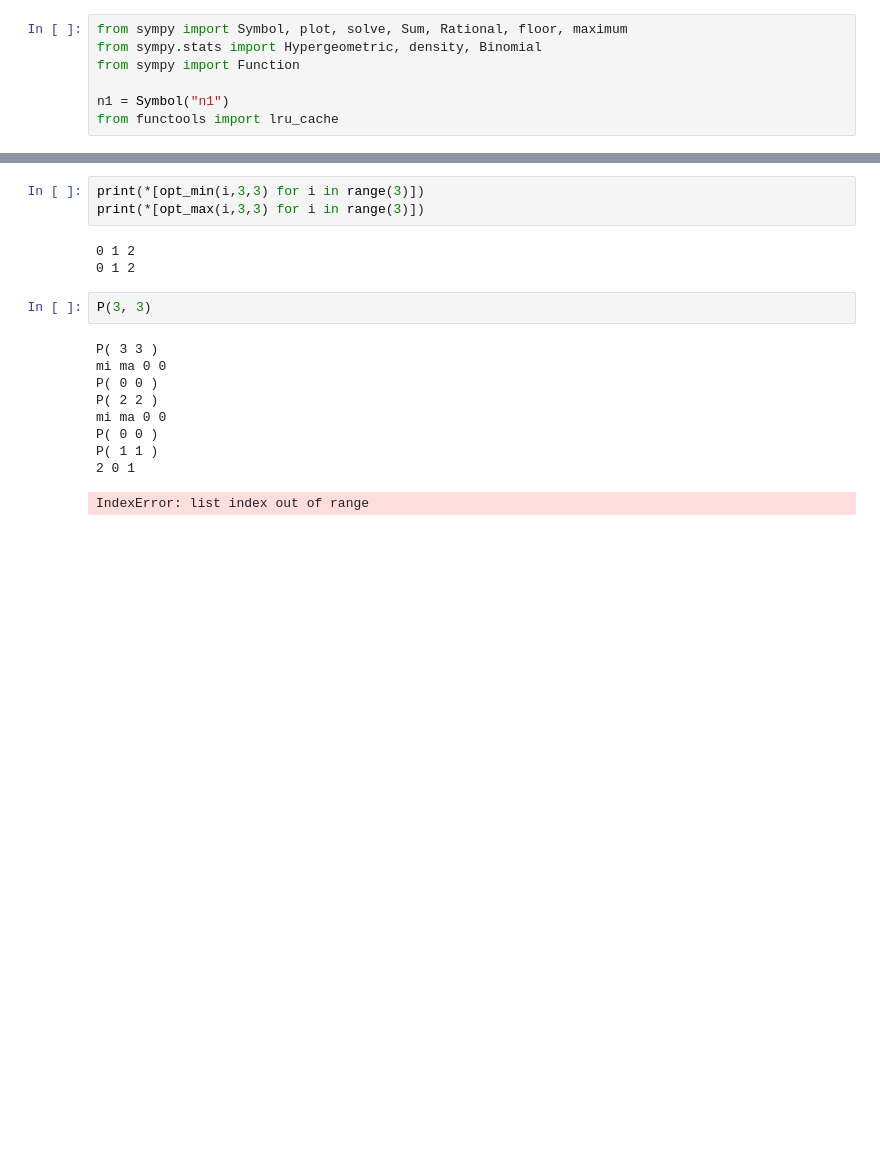
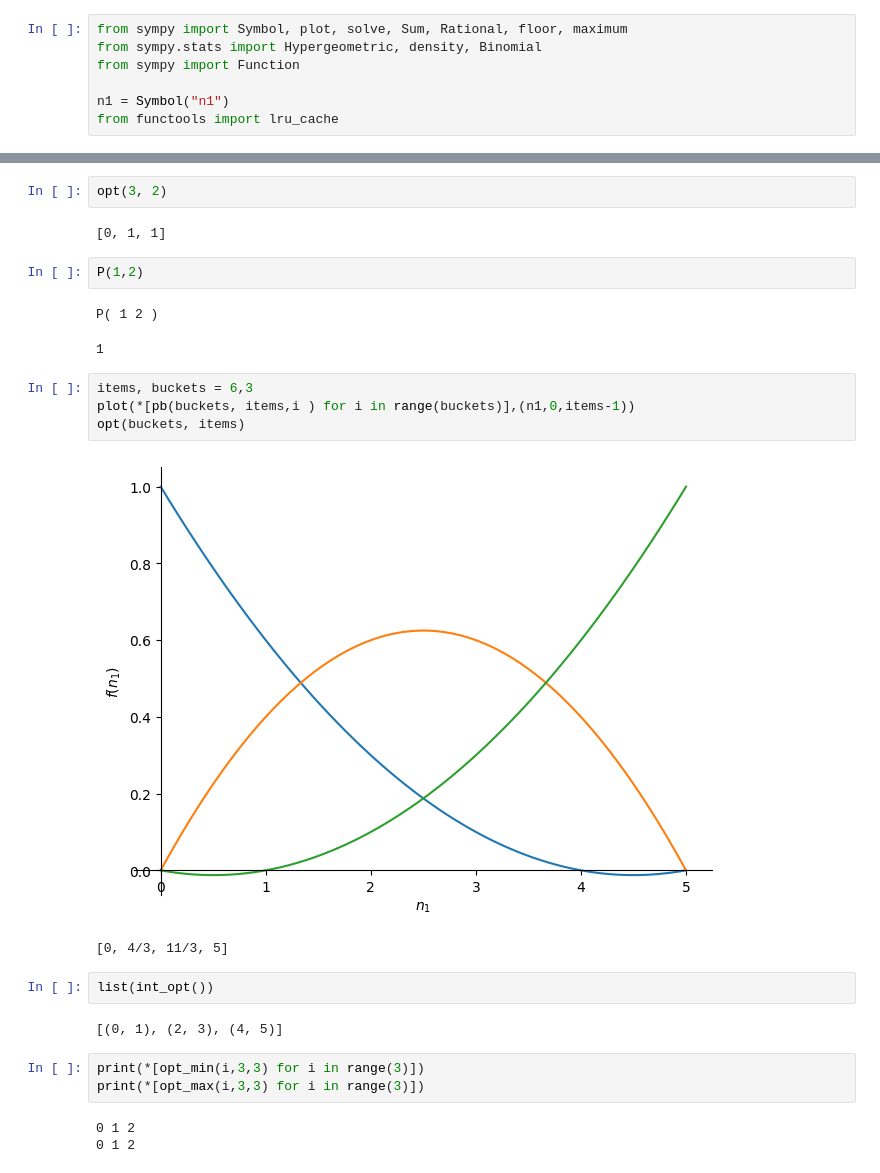
Before and after one commit to PabloRuizCuevas/probability-sorting, a Jupyter notebook: notebooks/tests.ipynb, the cells around one changed output, grey strips where cells are left out. Drawn from its saved outputs; the diff is of its cells as text; blank space fills up the shorter version.

```diff
--- a/notebooks/tests.ipynb
+++ b/notebooks/tests.ipynb
@@ -240,18 +283,26 @@ def opt_max(bucket, buckets, items):
+# %%
+opt(3, 2)
+# %% [output]
+[0, 1, 1]
+# %%
+P(1,2)
+# %% [output]
+P( 1 2 )
+1
+# %%
+items, buckets = 6,3
+plot(*[pb(buckets, items,i ) for i in range(buckets)],(n1,0,items-1))
+opt(buckets, items)
+# %% [output]
+[figure, added]
+[0, 4/3, 11/3, 5]
+# %%
+list(int_opt())
+# %% [output]
+[(0, 1), (2, 3), (4, 5)]
 # %%
 print(*[opt_min(i,3,3) for i in range(3)])
 print(*[opt_max(i,3,3) for i in range(3)])
 # %% [output]
 0 1 2
 0 1 2
-# %%
-P(3, 3)
-# %% [output]
-P( 3 3 )
-mi ma 0 0
-P( 0 0 )
-P( 2 2 )
-mi ma 0 0
-P( 0 0 )
-P( 1 1 )
-2 0 1
-IndexError: list index out of range
```
Also changed, not shown: parts of 6 cells of this notebook.
